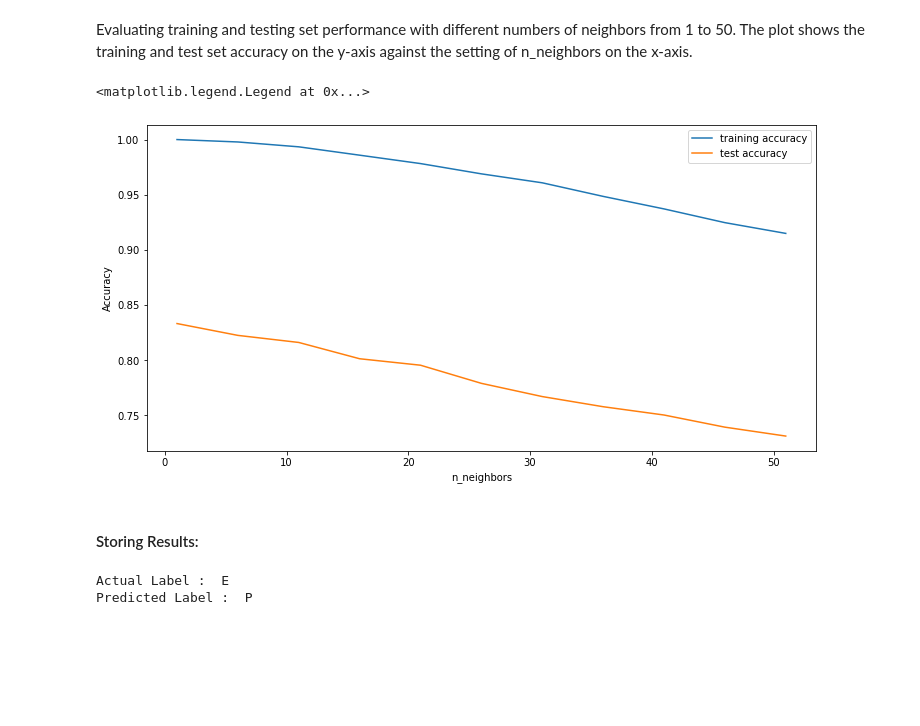
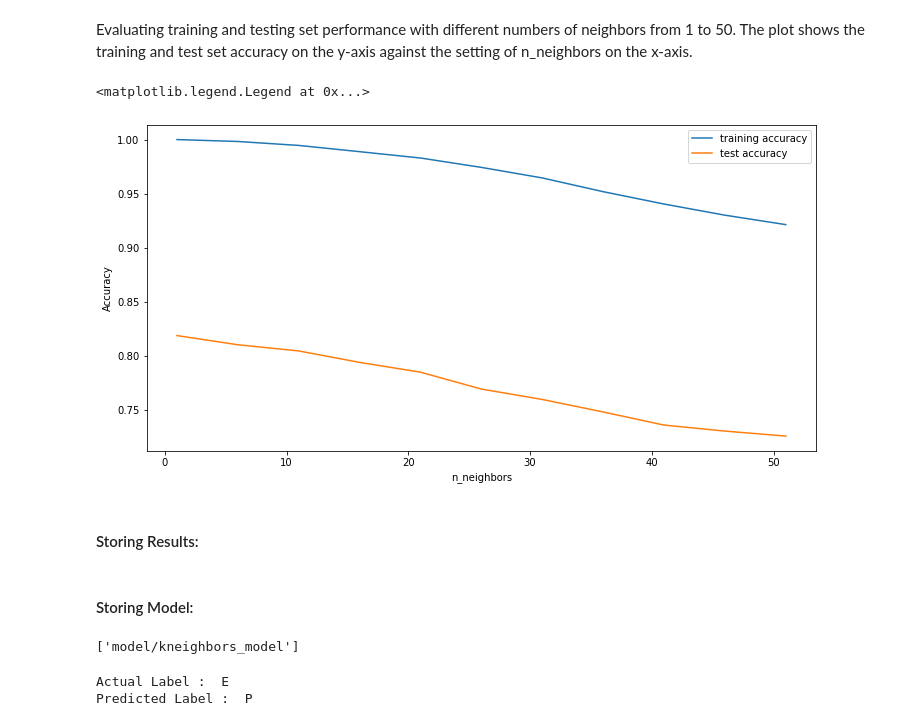
Before and after one commit to vaibhavbichave/American-Sign-Language, a Jupyter notebook: Sign Language MNIST.ipynb, the cells around one changed output. Cells and saved outputs as stored; diff of their text form; code cells hidden in the pictures; blank space fills up the shorter version.

```diff
--- a/Sign Language MNIST.ipynb
+++ b/Sign Language MNIST.ipynb
@@ -650,7 +672,7 @@ from sklearn.ensemble import RandomForestClassifier
 from sklearn.pipeline import Pipeline
 
 # instantiate the model
-forest = Pipeline([('reduce_dims', PCA(n_components=115)),
+forest = Pipeline([('reduce_dims', PCA(n_components=113)),
                 ('model', RandomForestClassifier(n_estimators=100))])
 
 # fit the model
@@ -719,14 +741,14 @@ test_accuracy = []
 # try max_depth from 1 to 100
 depth = range(1,102,10)
 for n in depth:
-    forest = Pipeline([('reduce_dims', PCA(n_components=115)),
+    forest_test = Pipeline([('reduce_dims', PCA(n_components=113)),
                        ('model', RandomForestClassifier(n_estimators=n))])
 
-    forest.fit(X_train, y_train)
+    forest_test.fit(X_train, y_train)
     # record training set accuracy
-    training_accuracy.append(forest.score(X_train, y_train))
+    training_accuracy.append(forest_test.score(X_train, y_train))
     # record generalization accuracy
-    test_accuracy.append(forest.score(X_test, y_test))
+    test_accuracy.append(forest_test.score(X_test, y_test))
 
 
 #plotting the training & testing accuracy for n_estimators from 1 to 100
@@ -771,7 +801,7 @@ from sklearn.naive_bayes import GaussianNB
 from sklearn.pipeline import Pipeline
 
 # instantiate the model
-nb= Pipeline([('reduce_dims', PCA(n_components=115)),('model', GaussianNB())])
+nb= Pipeline([('reduce_dims', PCA(n_components=113)),('model', GaussianNB())])
 
 # fit the model
 nb.fit(X_train,y_train)
@@ -863,7 +901,7 @@ from sklearn.neighbors import KNeighborsClassifier
 from sklearn.pipeline import Pipeline
 
 # instantiate the model
-knn = Pipeline([('reduce_dims', PCA(n_components=115)),('model', KNeighborsClassifier())])
+knn = Pipeline([('reduce_dims', PCA(n_components=113)),('model', KNeighborsClassifier())])
 
 # fit the model
 knn.fit(X_train,y_train)
@@ -928,33 +966,41 @@ Evaluating training and testing set performance with different numbers of neighb
 # %%
 training_accuracy = []
 test_accuracy = []
 # try max_depth from 1 to 50
 depth = range(1,52,5)
 for n in depth:
-    knn = Pipeline([('reduce_dims', PCA(n_components=115)),
+    knn = Pipeline([('reduce_dims', PCA(n_components=113)),
                     ('model', KNeighborsClassifier(n_neighbors=n))])
 
     knn.fit(X_train, y_train)
     # record training set accuracy
     training_accuracy.append(knn.score(X_train, y_train))
     # record generalization accuracy
     test_accuracy.append(knn.score(X_test, y_test))
 
 
 #plotting the training & testing accuracy for n_estimators from 1 to 50
 plt.plot(depth, training_accuracy, label="training accuracy")
 plt.plot(depth, test_accuracy, label="test accuracy")
 plt.ylabel("Accuracy")
 plt.xlabel("n_neighbors")
 plt.legend()
 # %% [output]
 <matplotlib.legend.Legend at 0x...>
-[figure, old version]
+[figure, new version]
 # %% [markdown]
 #### Storing Results:
 # %%
 #storing the results. The below mentioned order of parameter passing is important.
 storeResults('K-Nearest Neighbors',acc_train_knn, acc_test_knn)
+# %% [markdown]
+#### Storing Model:
+# %%
+# storing model for future use
+import joblib
+joblib.dump(knn,'model/kneighbors_model')
+# %% [output]
+['model/kneighbors_model']
 # %%
 # Checking Image for Actual and Preicted Label
 Show_Test_Image(632,y_test_knn)
```
Also changed, not shown: parts of 42 cells of this notebook, 7 other files.
